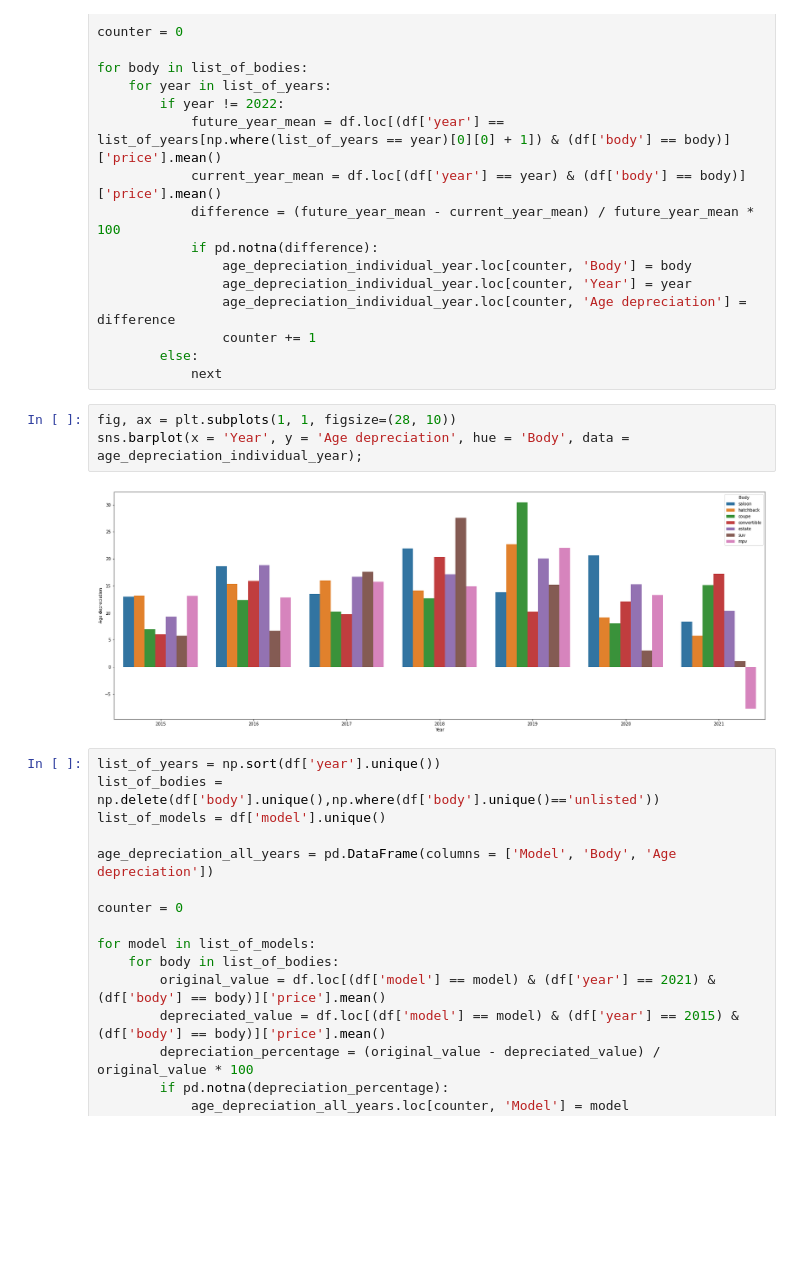
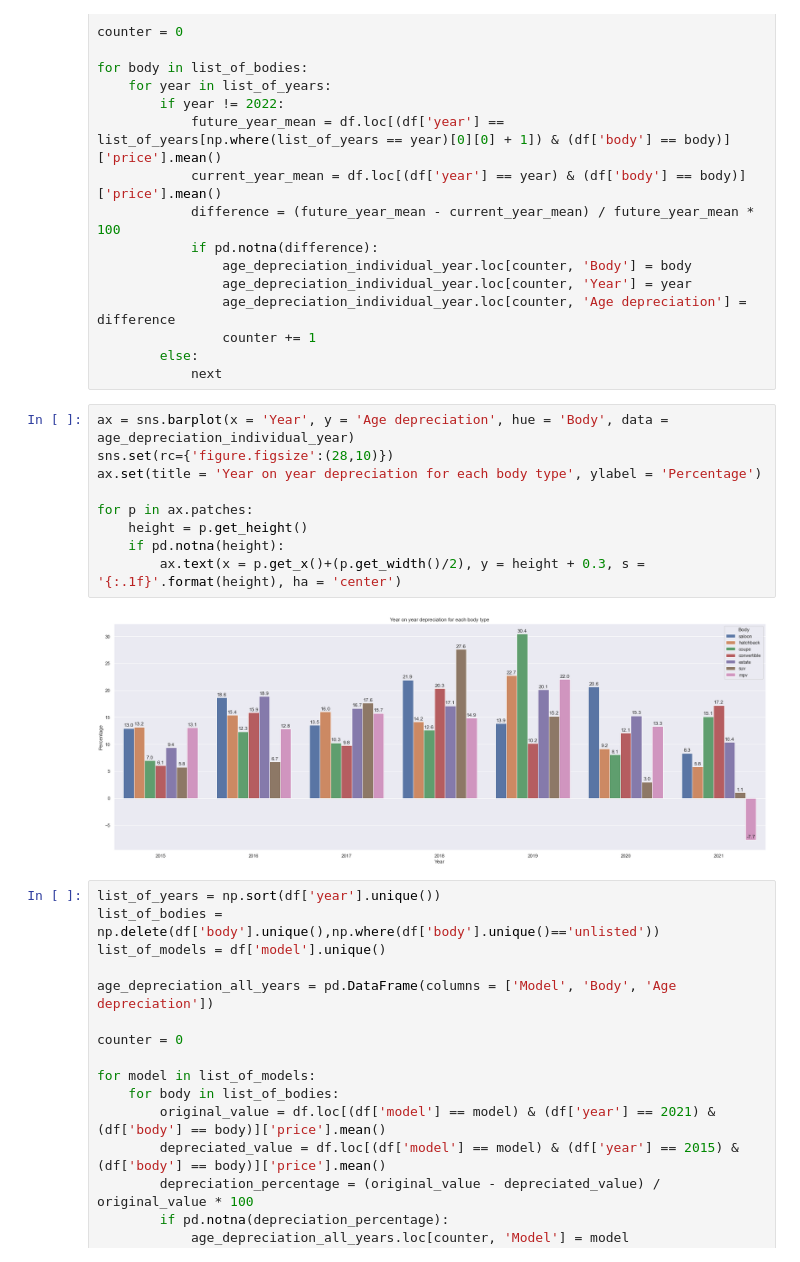
Before and after one commit to CristianCapsuna/CRISP-DM_project, a Jupyter notebook: BMW_analysis.ipynb, the cells around one changed output. Drawn from its saved outputs; the diff is of its cells as text; blank space fills up the shorter version.

Commit message:
Improvement of plots

```diff
--- a/BMW_analysis.ipynb
+++ b/BMW_analysis.ipynb
@@ -112,11 +112,17 @@ for body in list_of_bodies:
                 counter += 1
         else:
             next
-# %%
-fig, ax = plt.subplots(1, 1, figsize=(28, 10))
-sns.barplot(x = 'Year', y = 'Age depreciation', hue = 'Body', data = age_depreciation_individual_year);
-# %% [output]
-[figure, removed]
+# %%
+ax = sns.barplot(x = 'Year', y = 'Age depreciation', hue = 'Body', data = age_depreciation_individual_year)
+sns.set(rc={'figure.figsize':(28,10)})
+ax.set(title = 'Year on year depreciation for each body type', ylabel = 'Percentage')
+
+for p in ax.patches:
+    height = p.get_height()
+    if pd.notna(height):
+        ax.text(x = p.get_x()+(p.get_width()/2), y = height + 0.3, s = '{:.1f}'.format(height), ha = 'center')
+# %% [output]
+[figure, added]
 # %%
 list_of_years = np.sort(df['year'].unique())
 list_of_bodies = np.delete(df['body'].unique(),np.where(df['body'].unique()=='unlisted'))
```
Also changed, not shown: parts of 10 cells of this notebook.
